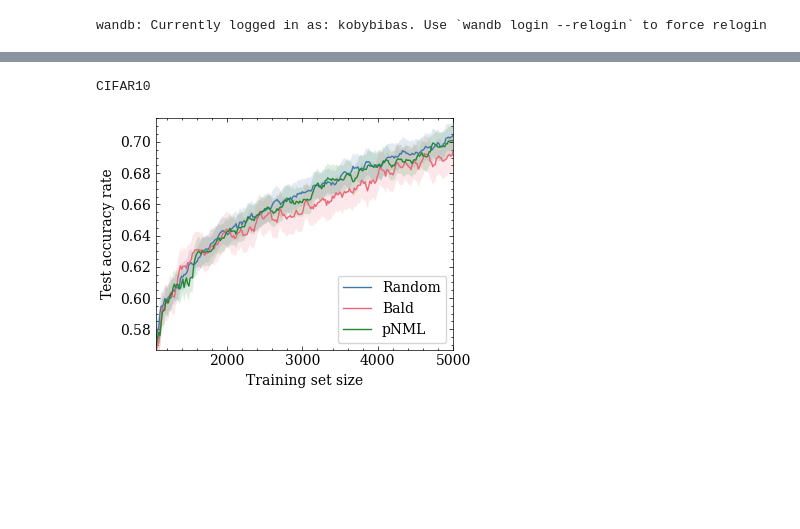
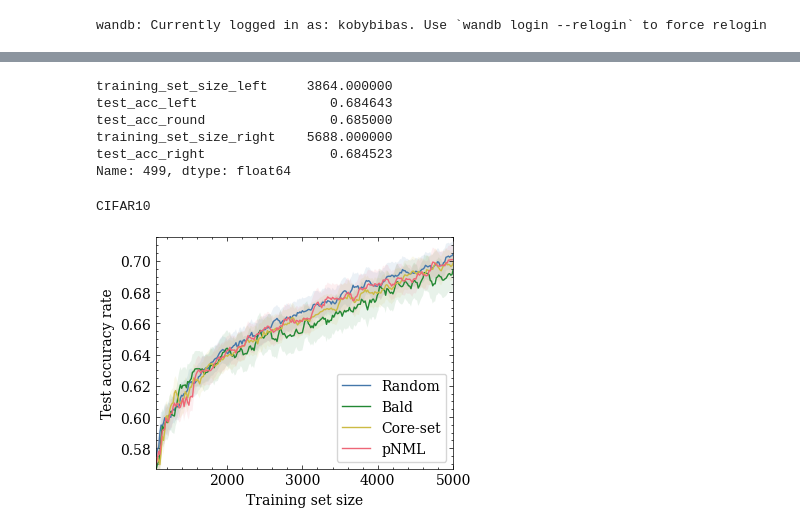
Before and after one commit to kobybibas/pnml_for_active_learning, a Jupyter notebook: notebooks/plot_cifar10.ipynb, the cells around one changed output, grey strips where cells are left out. Saved outputs shown, nothing was run; the diff lists cells and outputs as text; code cells hidden in the pictures; blank space fills up the shorter version.

```diff
--- a/notebooks/plot_cifar10.ipynb
+++ b/notebooks/plot_cifar10.ipynb
@@ -78,18 +90,36 @@ kobybibas/pnml_for_active_learning/2z388i0m
 kobybibas/pnml_for_active_learning/1pyv0bt6
 # %%
 rolling_size = 5
-random_res = execute_df_rollout(random_dfs,rolling_size=rolling_size)
-bald_res = execute_df_rollout(bald_dfs,rolling_size=rolling_size)
-pnml_res = execute_df_rollout(pnml_dfs,rolling_size=rolling_size)
+random_res = execute_df_rollout(random_dfs, rolling_size=rolling_size)
+bald_res = execute_df_rollout(bald_dfs, rolling_size=rolling_size)
+kmean_res = execute_df_rollout(kmean_dfs, rolling_size=rolling_size)
+pnml_res = execute_df_rollout(pnml_dfs, rolling_size=rolling_size)
+plot_list = [
+    (random_res, "Random"),
+    (bald_res, "Bald"),
+    (kmean_res, "Core-set"),
+    (pnml_res, "pNML"),
+]
+# %%
+row = find_max_train_save(pnml_res, bald_res)
+print(100 * row.training_set_size_left / row.training_set_size_right)
+print(row)
+# %% [output]
+training_set_size_left     3864.000000
+test_acc_left                 0.684643
+test_acc_round                0.685000
+training_set_size_right    5688.000000
+test_acc_right                0.684523
+Name: 499, dtype: float64
 # %%
-plt.style.use(["science", "bright",'no-latex'])
+plt.style.use(["science", "bright", "no-latex"])
 fig, ax = plt.subplots(1, 1, dpi=100, figsize=(4, 3))
-fig,ax = execute_plot(random_res,bald_res,pnml_res,fig,ax)
+fig, ax = execute_plot(plot_list, fig, ax)
 ax.set_xlim(right=5000)
 print("CIFAR10")
 plt.tight_layout()
 plt.savefig(osp.join(out_dir, "cifar10.pdf"))
 plt.show()
 # %% [output]
 CIFAR10
-[figure, old version]
+[figure, new version]
```
Also changed, not shown: parts of 2 cells of this notebook, 9 other files.
